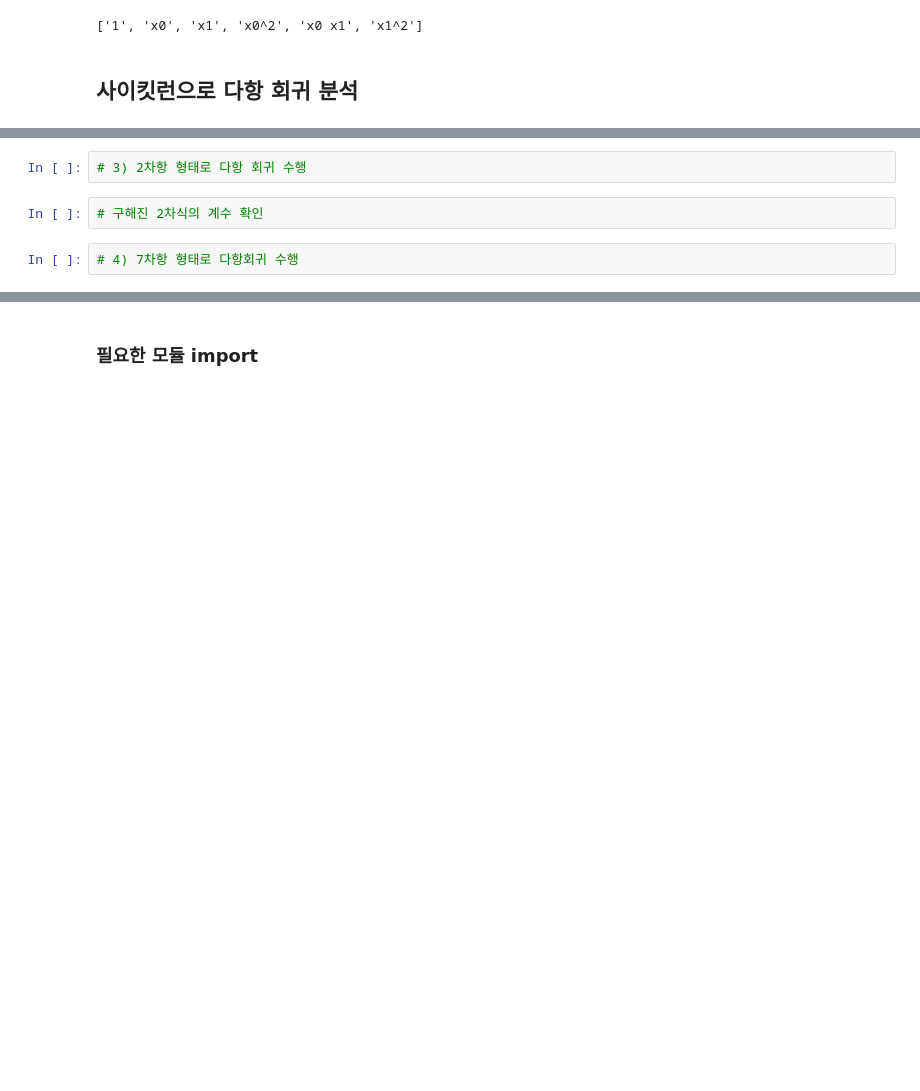
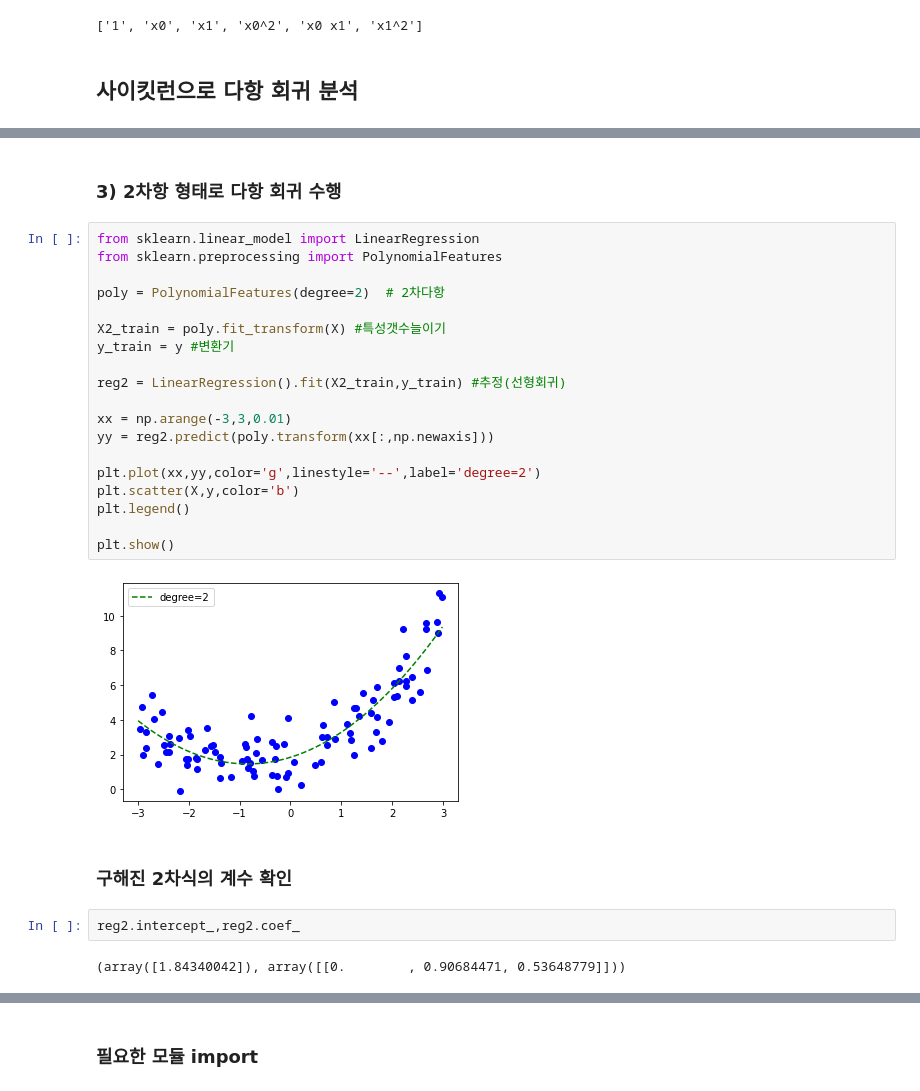
Before and after one commit to happyme2/Bigdata, a Jupyter notebook: Machine Learning/05.다항회귀.ipynb, the cells around one changed output, grey strips where cells are left out. Drawn from its saved outputs; the diff is of its cells as text; blank space fills up the shorter version.

```diff
--- a/Machine Learning/05.다항회귀.ipynb
+++ b/Machine Learning/05.다항회귀.ipynb
@@ -71,6 +88,29 @@ plt.show()
-# %%
-# 3) 2차항 형태로 다항 회귀 수행
-# %%
-# 구해진 2차식의 계수 확인
-# %%
-# 4) 7차항 형태로 다항회귀 수행
+# %% [markdown]
+### 3) 2차항 형태로 다항 회귀 수행
+# %%
+from sklearn.linear_model import LinearRegression
+from sklearn.preprocessing import PolynomialFeatures
+
+poly = PolynomialFeatures(degree=2)  # 2차다항
+
+X2_train = poly.fit_transform(X) #특성갯수늘이기
+y_train = y #변환기
+
+reg2 = LinearRegression().fit(X2_train,y_train) #추정(선형회귀)
+
+xx = np.arange(-3,3,0.01)
+yy = reg2.predict(poly.transform(xx[:,np.newaxis]))
+
+plt.plot(xx,yy,color='g',linestyle='--',label='degree=2')
+plt.scatter(X,y,color='b')
+plt.legend()
+
+plt.show()
+# %% [output]
+[figure, added]
+# %% [markdown]
+### 구해진 2차식의 계수 확인
+# %%
+reg2.intercept_,reg2.coef_
+# %% [output]
+(array([1.84340042]), array([[0.        , 0.90684471, 0.53648779]]))
```
Also changed, not shown: parts of 21 cells of this notebook, 3 other files.
